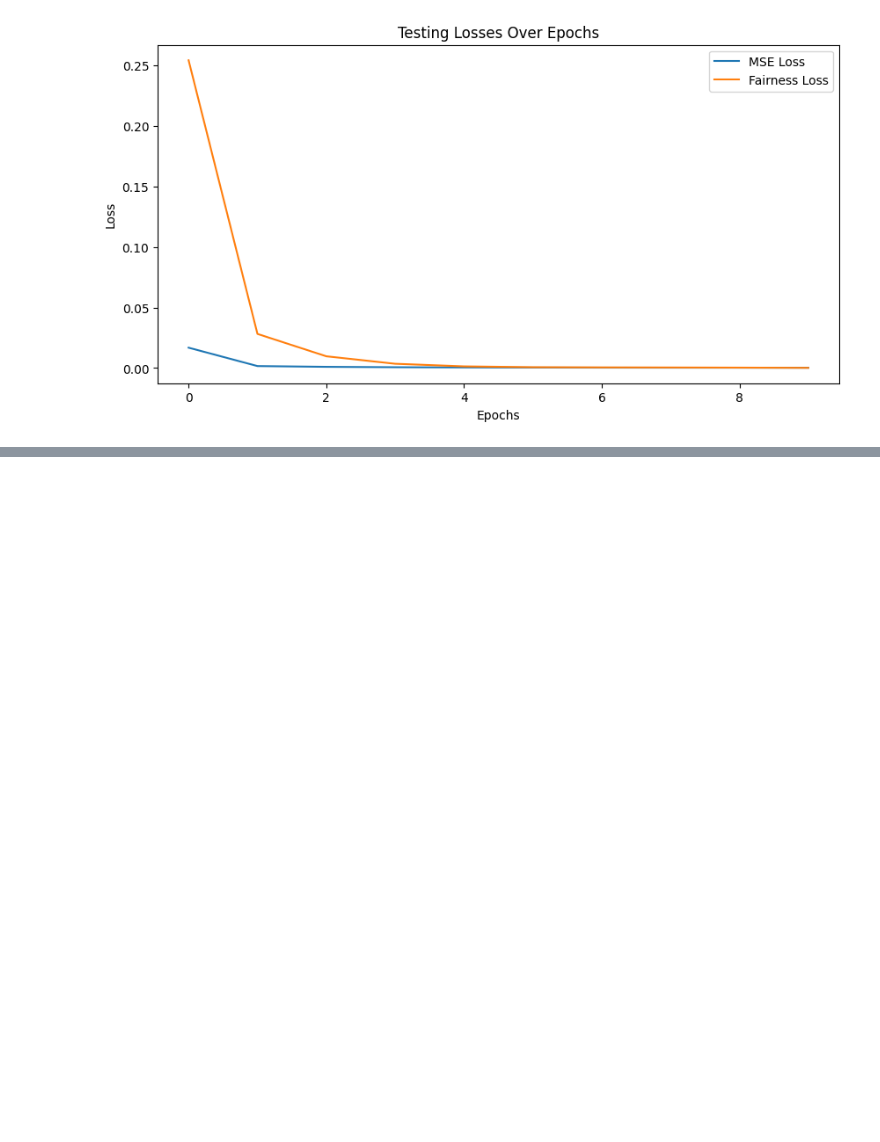
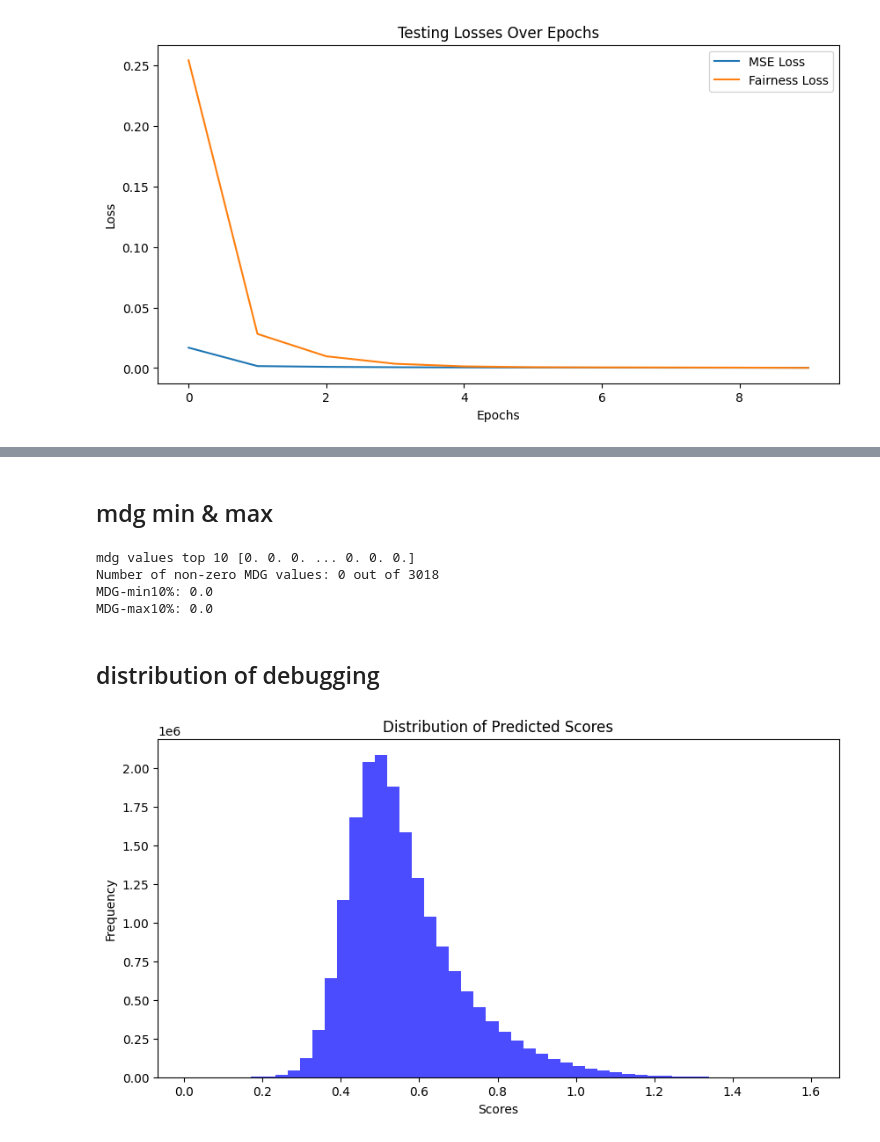
Before and after one commit to haileyism/RSproject, a Jupyter notebook: model_pytorch.ipynb, the cells around one changed output, grey strips where cells are left out. Cells and saved outputs as stored; diff of their text form; code cells hidden in the pictures; blank space fills up the shorter version.

```diff
--- a/model_pytorch.ipynb
+++ b/model_pytorch.ipynb
@@ -448,0 +405,71 @@ Average NDCG@10: 0.8930241465568542
+# %% [markdown]
+## mdg min & max
+# %%
+import torch
+import numpy as np
+
+def compute_metrics_and_mdg(preds, truths, k):
+    batch_size, num_items = preds.shape
+    _, indices = torch.topk(preds, k, dim=1)
+    relevant = torch.zeros_like(preds, dtype=torch.float).scatter_(1, indices, 1)
+
+    mdgs = []
+
+    # Calculate MDG for each item
+    for i in range(batch_size):
+        user_mdgs = []
+        for rank, index in enumerate(indices[i]):
+            if truths[i, index] == 1:
+                mdg = 1 / np.log2(1 + rank + 1)
+                user_mdgs.append(mdg)
+            else:
+                user_mdgs.append(0)
+
+        mdgs.append(np.mean(user_mdgs) if user_mdgs else 0)
+
+    return np.mean(mdgs), mdgs
+
+
+mdg_values = []
+with torch.no_grad():
+    for inputs, targets in test_loader:
+        reconstructed = autoencoder(inputs)
+        avg_mdg, item_mdgs = compute_metrics_and_mdg(reconstructed, targets, k)
+        mdg_values.extend(item_mdgs)
+
+# Calculate MDG-min10% and MDG-max10%
+mdg_values = np.array(mdg_values)
+print(f"mdg values top 10 {mdg_values}")
+nonzero_mdgs = np.count_nonzero(mdg_values)
+print(f"Number of non-zero MDG values: {nonzero_mdgs} out of {len(mdg_values)}")
+
+tenth_percentile_index = int(len(mdg_values) * 0.1)
+mdg_min10 = np.mean(np.sort(mdg_values)[:tenth_percentile_index])
+mdg_max10 = np.mean(np.sort(mdg_values)[-tenth_percentile_index:])
+
+print(f"MDG-min10%: {mdg_min10}")
+print(f"MDG-max10%: {mdg_max10}")
+# %% [output]
+mdg values top 10 [0. 0. 0. ... 0. 0. 0.]
+Number of non-zero MDG values: 0 out of 3018
+MDG-min10%: 0.0
+MDG-max10%: 0.0
+# %% [markdown]
+## distribution of debugging
+# %%
+scores = []
+with torch.no_grad():
+    for inputs, _ in test_loader:
+        reconstructed = autoencoder(inputs)
+        scores.extend(reconstructed.flatten().tolist())
+
+import matplotlib.pyplot as plt
+
+plt.figure(figsize=(10, 5))
+plt.hist(scores, bins=50, color='blue', alpha=0.7)
+plt.title('Distribution of Predicted Scores')
+plt.xlabel('Scores')
+plt.ylabel('Frequency')
+plt.show()
+# %% [output]
+[figure, added]
```
Also changed, not shown: parts of 2 cells of this notebook.
